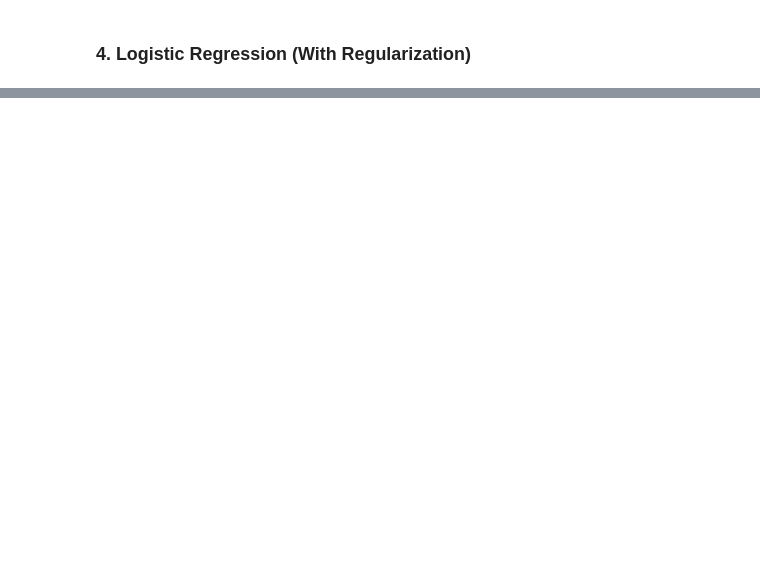
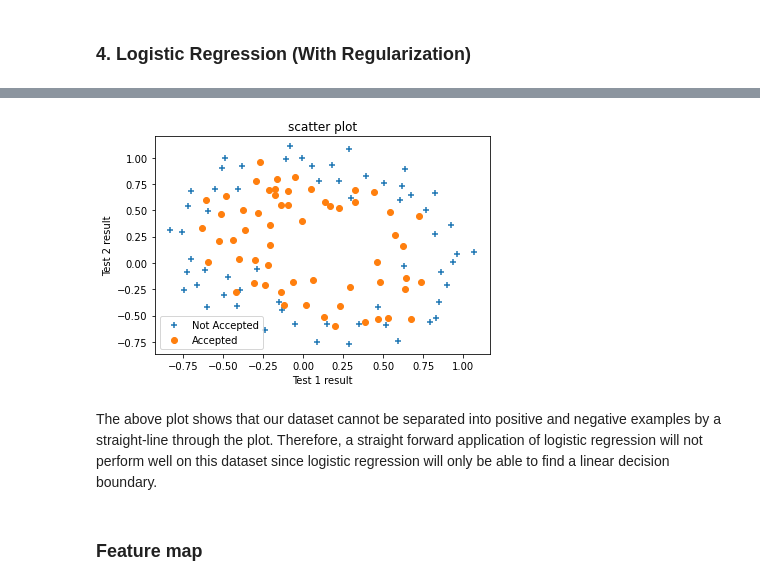
Before and after one commit to shamimtowhid/traditional_ML, a Jupyter notebook: Examples.ipynb, the cells around one changed output, grey strips where cells are left out. Cells and saved outputs as stored; diff of their text form; code cells hidden in the pictures; blank space fills up the shorter version.

Commit message:
complete second project for logistic regression

```diff
--- a/Examples.ipynb
+++ b/Examples.ipynb
@@ -218,0 +242,4 @@ As we expected, with the learned theta values a decision boundary can be drawn w
+# %%
+data = pd.read_csv('./datasets/ex2data2.txt', header=None)
+length = len(data)
+data.head()
@@ -218,0 +253,13 @@ As we expected, with the learned theta values a decision boundary can be drawn w
+# %%
+cls_1 = data[data[2]==0]
+cls_2 = data[data[2]==1]
+# %%
+tml.scatter_plot(cls_1[0], cls_1[1], show=False)
+tml.scatter_plot(cls_2[0], cls_2[1], m='o', xlabel='Test 1 result', ylabel='Test 2 result',
+                 legend=['Not Accepted', 'Accepted'])
+# %% [output]
+[figure, added]
+# %% [markdown]
+The above plot shows that our dataset cannot be separated into positive and negative examples by a straight-line through the plot. Therefore, a straight forward application of logistic regression will not perform well on this dataset since logistic regression will only be able to find a linear decision boundary.
+# %% [markdown]
+### Feature map
```
Also changed, not shown: parts of 15 cells of this notebook.
